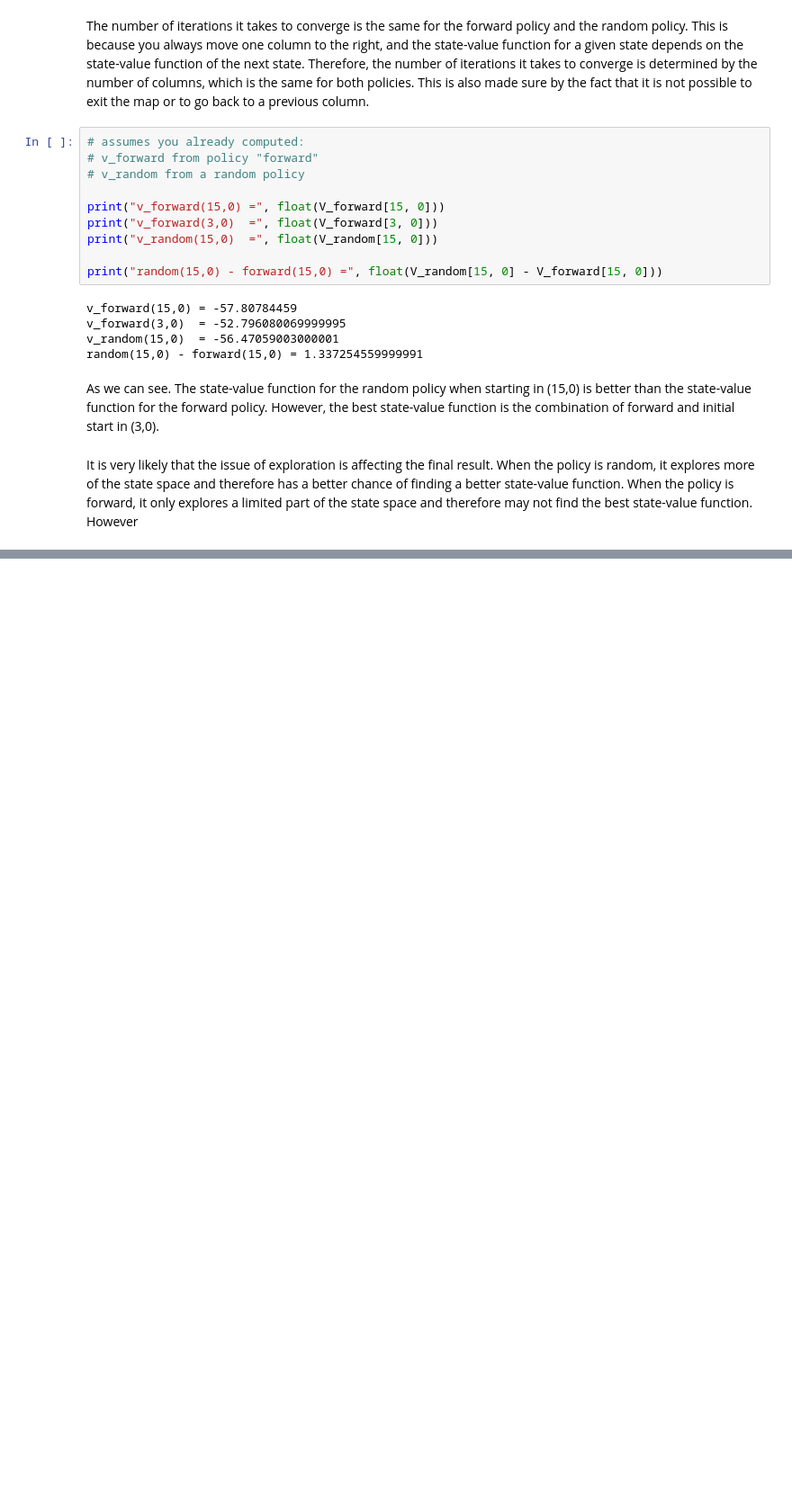
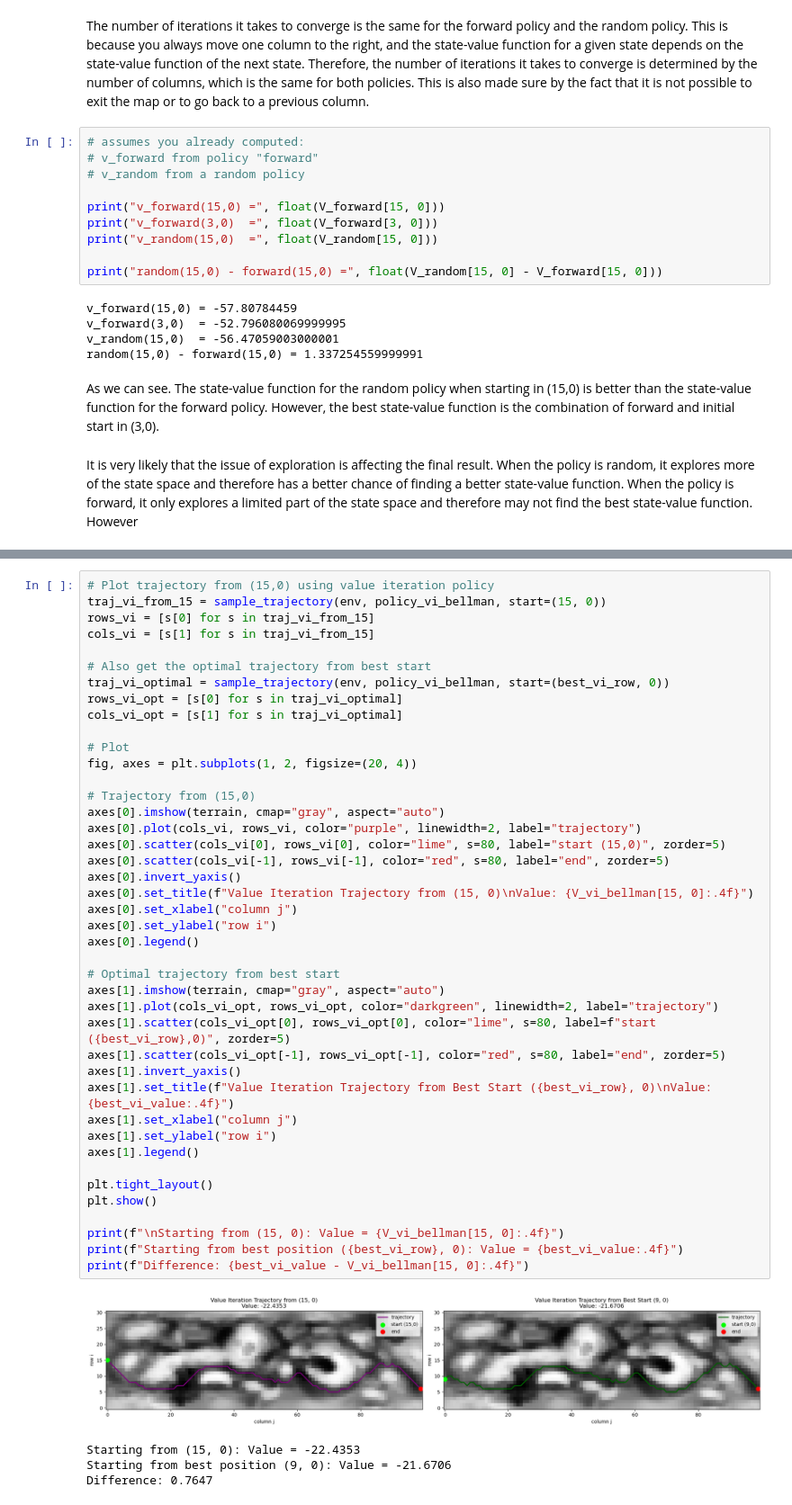
Before and after one commit to oddinho/Reinforcement-Learning-, a Jupyter notebook: Assignment2/p2.ipynb, the cells around one changed output, grey strips where cells are left out. Shown at 90% size. Cells and saved outputs as stored; diff of their text form; blank space fills up the shorter version.

```diff
--- a/Assignment2/p2.ipynb
+++ b/Assignment2/p2.ipynb
@@ -245,0 +705,47 @@ It is very likely that the issue of exploration is affecting the final result. W
+# %%
+# Plot trajectory from (15,0) using value iteration policy
+traj_vi_from_15 = sample_trajectory(env, policy_vi_bellman, start=(15, 0))
+rows_vi = [s[0] for s in traj_vi_from_15]
+cols_vi = [s[1] for s in traj_vi_from_15]
+
+# Also get the optimal trajectory from best start
+traj_vi_optimal = sample_trajectory(env, policy_vi_bellman, start=(best_vi_row, 0))
+rows_vi_opt = [s[0] for s in traj_vi_optimal]
+cols_vi_opt = [s[1] for s in traj_vi_optimal]
+
+# Plot
+fig, axes = plt.subplots(1, 2, figsize=(20, 4))
+
+# Trajectory from (15,0)
+axes[0].imshow(terrain, cmap="gray", aspect="auto")
+axes[0].plot(cols_vi, rows_vi, color="purple", linewidth=2, label="trajectory")
+axes[0].scatter(cols_vi[0], rows_vi[0], color="lime", s=80, label="start (15,0)", zorder=5)
+axes[0].scatter(cols_vi[-1], rows_vi[-1], color="red", s=80, label="end", zorder=5)
+axes[0].invert_yaxis()
+axes[0].set_title(f"Value Iteration Trajectory from (15, 0)\nValue: {V_vi_bellman[15, 0]:.4f}")
+axes[0].set_xlabel("column j")
+axes[0].set_ylabel("row i")
+axes[0].legend()
+
+# Optimal trajectory from best start
+axes[1].imshow(terrain, cmap="gray", aspect="auto")
+axes[1].plot(cols_vi_opt, rows_vi_opt, color="darkgreen", linewidth=2, label="trajectory")
+axes[1].scatter(cols_vi_opt[0], rows_vi_opt[0], color="lime", s=80, label=f"start ({best_vi_row},0)", zorder=5)
+axes[1].scatter(cols_vi_opt[-1], rows_vi_opt[-1], color="red", s=80, label="end", zorder=5)
+axes[1].invert_yaxis()
+axes[1].set_title(f"Value Iteration Trajectory from Best Start ({best_vi_row}, 0)\nValue: {best_vi_value:.4f}")
+axes[1].set_xlabel("column j")
+axes[1].set_ylabel("row i")
+axes[1].legend()
+
+plt.tight_layout()
+plt.show()
+
+print(f"\nStarting from (15, 0): Value = {V_vi_bellman[15, 0]:.4f}")
+print(f"Starting from best position ({best_vi_row}, 0): Value = {best_vi_value:.4f}")
+print(f"Difference: {best_vi_value - V_vi_bellman[15, 0]:.4f}")
+# %% [output]
+[figure, added]
+Starting from (15, 0): Value = -22.4353
+Starting from best position (9, 0): Value = -21.6706
+Difference: 0.7647
```
Also changed, not shown: parts of 15 cells of this notebook.
